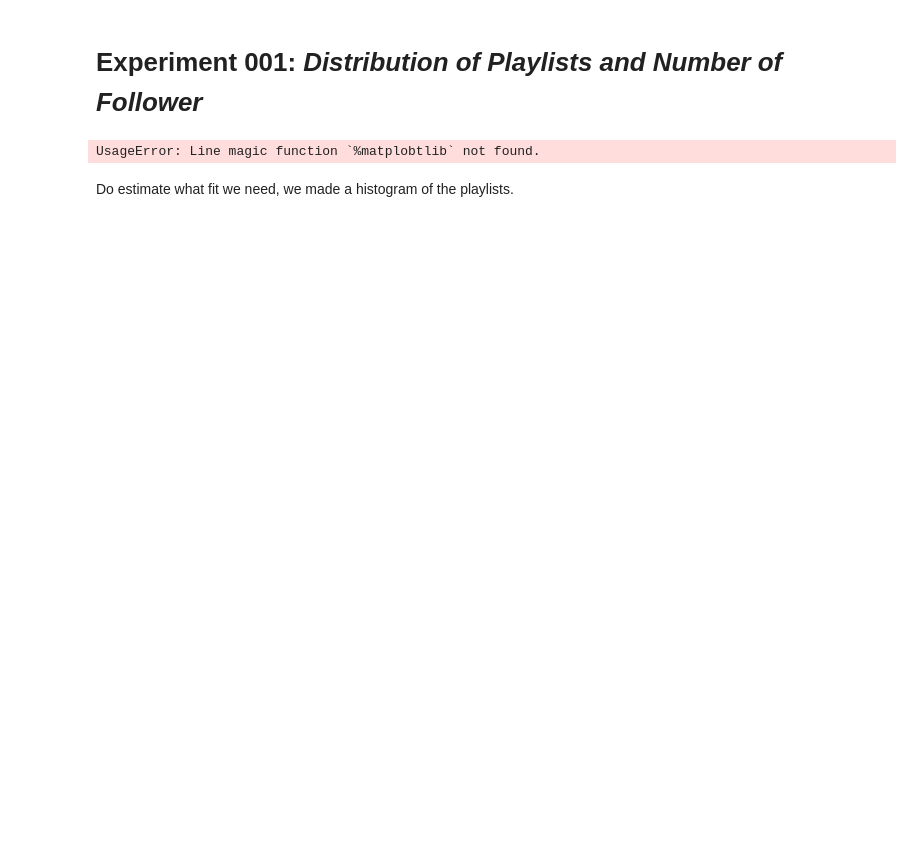
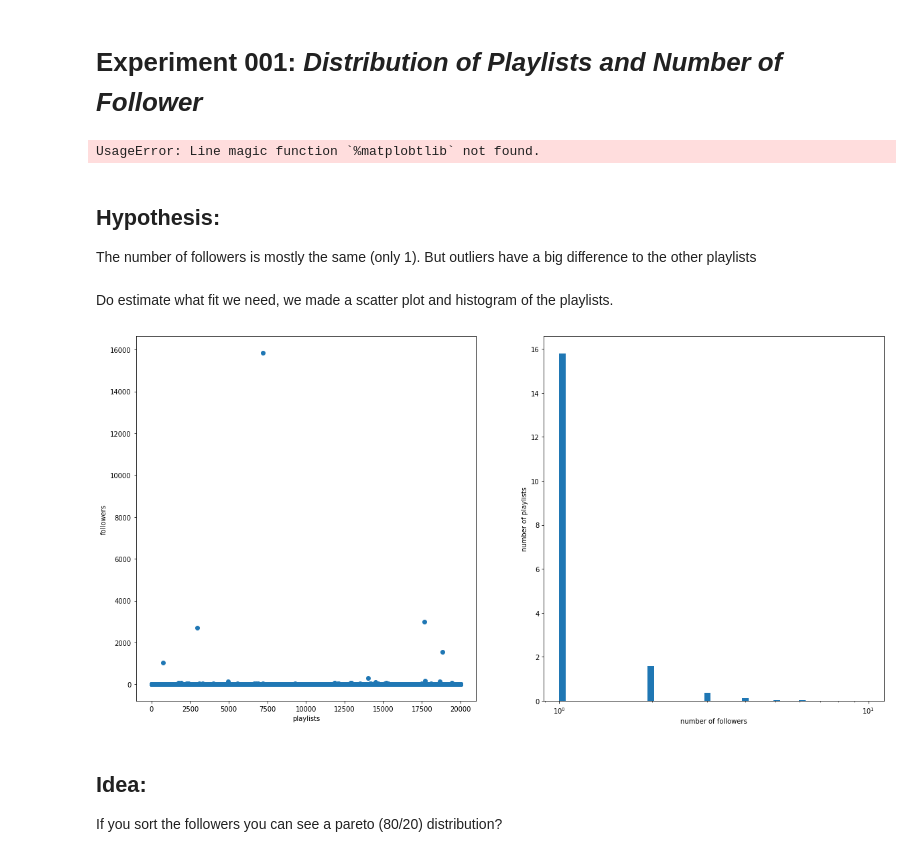
Before and after one commit to JSchmiegel/DataLiteracyProject, a Jupyter notebook: exp/exp001_DistributionOfPlaylists.ipynb, the cells around one changed output. Cells and saved outputs as stored; diff of their text form; code cells hidden in the pictures; blank space fills up the shorter version.

```diff
--- a/exp/exp001_DistributionOfPlaylists.ipynb
+++ b/exp/exp001_DistributionOfPlaylists.ipynb
@@ -15,8 +15,29 @@ os.chdir('../')
 
 
 from src.get_data import get_data
+# %% [markdown]
+## Hypothesis:
+
+The number of followers is mostly the same (only 1). But outliers have a big difference to the other playlists
 # %% [markdown]
-Do estimate what fit we need, we made a histogram of the playlists.
+Do estimate what fit we need, we made a scatter plot and histogram of the playlists.
 # %%
 dataset = get_data(True)
+# %%
+fig, axs = plt.subplots(1, 2, figsize=(20, 10))
+
+axs[0].scatter(dataset.index, dataset.num_followers)
+axs[0].set_xlabel('playlists')
+axs[0].set_ylabel('followers')
+
+axs[1].hist(dataset.num_followers, bins=np.logspace(np.log10(1),np.log10(10)), density=True)
+axs[1].set_xscale("log")
+axs[1].set_xlabel('number of followers')
+axs[1].set_ylabel('number of playlists')
+plt.show()
+# %% [output]
+[figure, added]
+# %% [markdown]
+## Idea:
+If you sort the followers you can see a pareto (80/20) distribution?
 # %%
```
Also changed, not shown: parts of 9 cells of this notebook, 2 other files.
